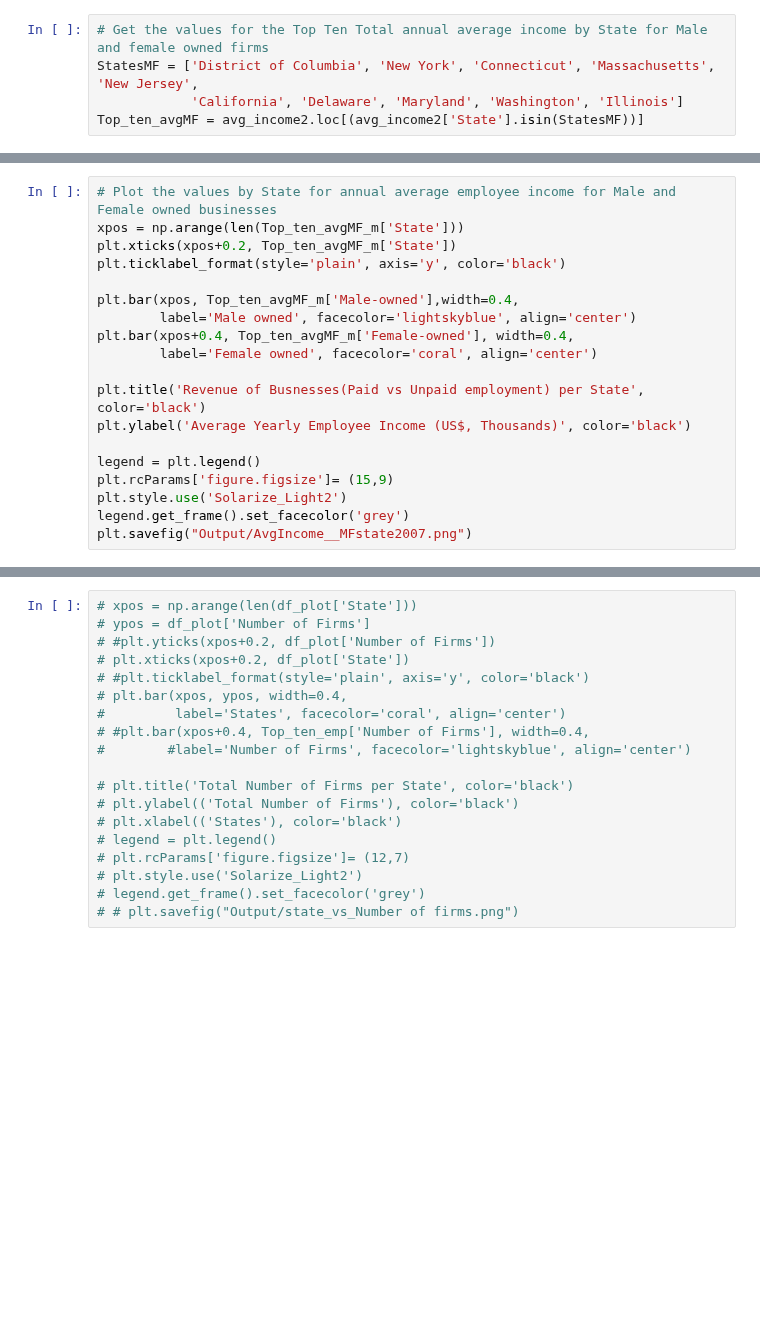
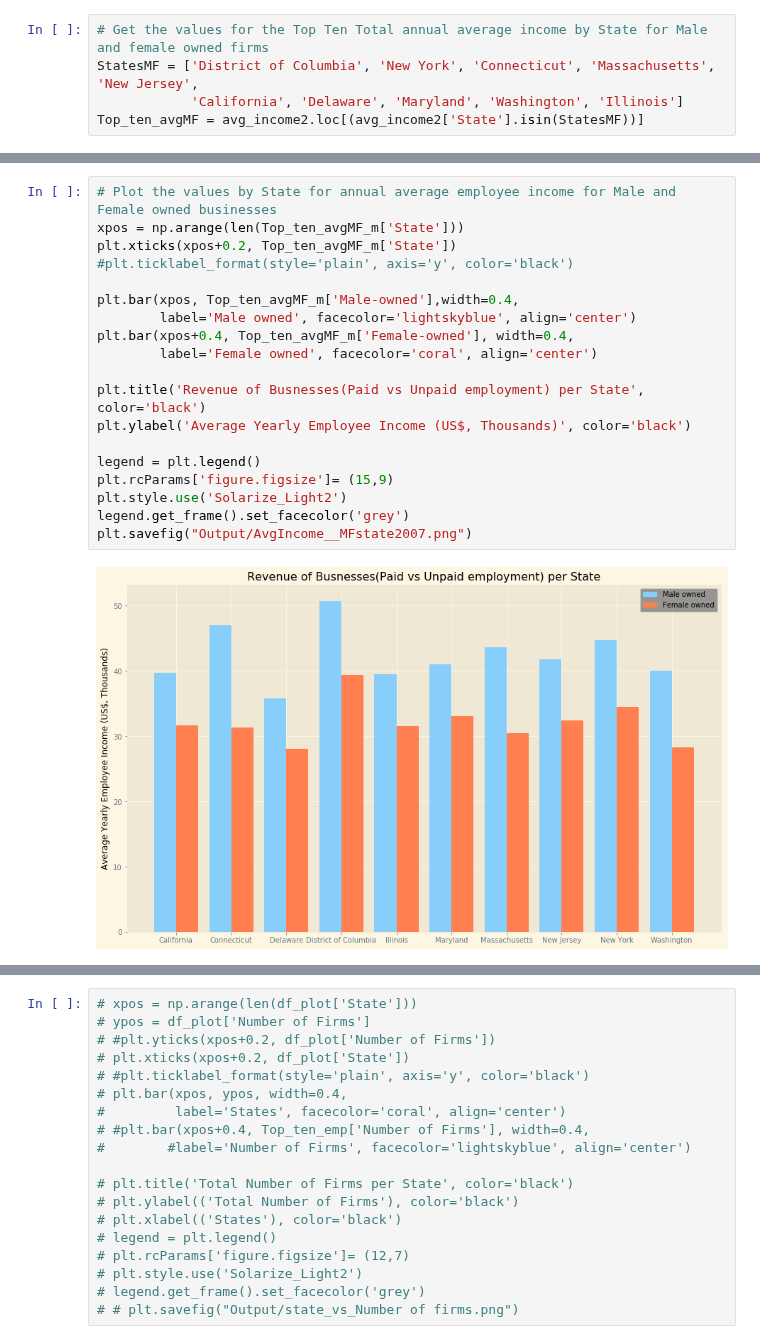
Before and after one commit to tafolabi/Project_Alpha, a Jupyter notebook: 2007.ipynb, the cells around one changed output, grey strips where cells are left out. Cells and saved outputs as stored; diff of their text form; blank space fills up the shorter version.

```diff
--- a/2007.ipynb
+++ b/2007.ipynb
@@ -199,22 +301,24 @@ Top_ten_avgMF_m
 # %%
 # Plot the values by State for annual average employee income for Male and Female owned businesses
 xpos = np.arange(len(Top_ten_avgMF_m['State']))
 plt.xticks(xpos+0.2, Top_ten_avgMF_m['State'])
-plt.ticklabel_format(style='plain', axis='y', color='black')
+#plt.ticklabel_format(style='plain', axis='y', color='black')
 
 plt.bar(xpos, Top_ten_avgMF_m['Male-owned'],width=0.4,
         label='Male owned', facecolor='lightskyblue', align='center')
 plt.bar(xpos+0.4, Top_ten_avgMF_m['Female-owned'], width=0.4,
         label='Female owned', facecolor='coral', align='center')
 
 plt.title('Revenue of Busnesses(Paid vs Unpaid employment) per State', color='black')
 plt.ylabel('Average Yearly Employee Income (US$, Thousands)', color='black')
 
 legend = plt.legend()
 plt.rcParams['figure.figsize']= (15,9)
 plt.style.use('Solarize_Light2')
 legend.get_frame().set_facecolor('grey')
 plt.savefig("Output/AvgIncome__MFstate2007.png")
+# %% [output]
+[figure, added]
 # %%
 # create file path and create DataFrame from the file
 path_3 = "Resources/enter_2012.csv"
```
Also changed, not shown: parts of 64 cells of this notebook, 13 other files.
